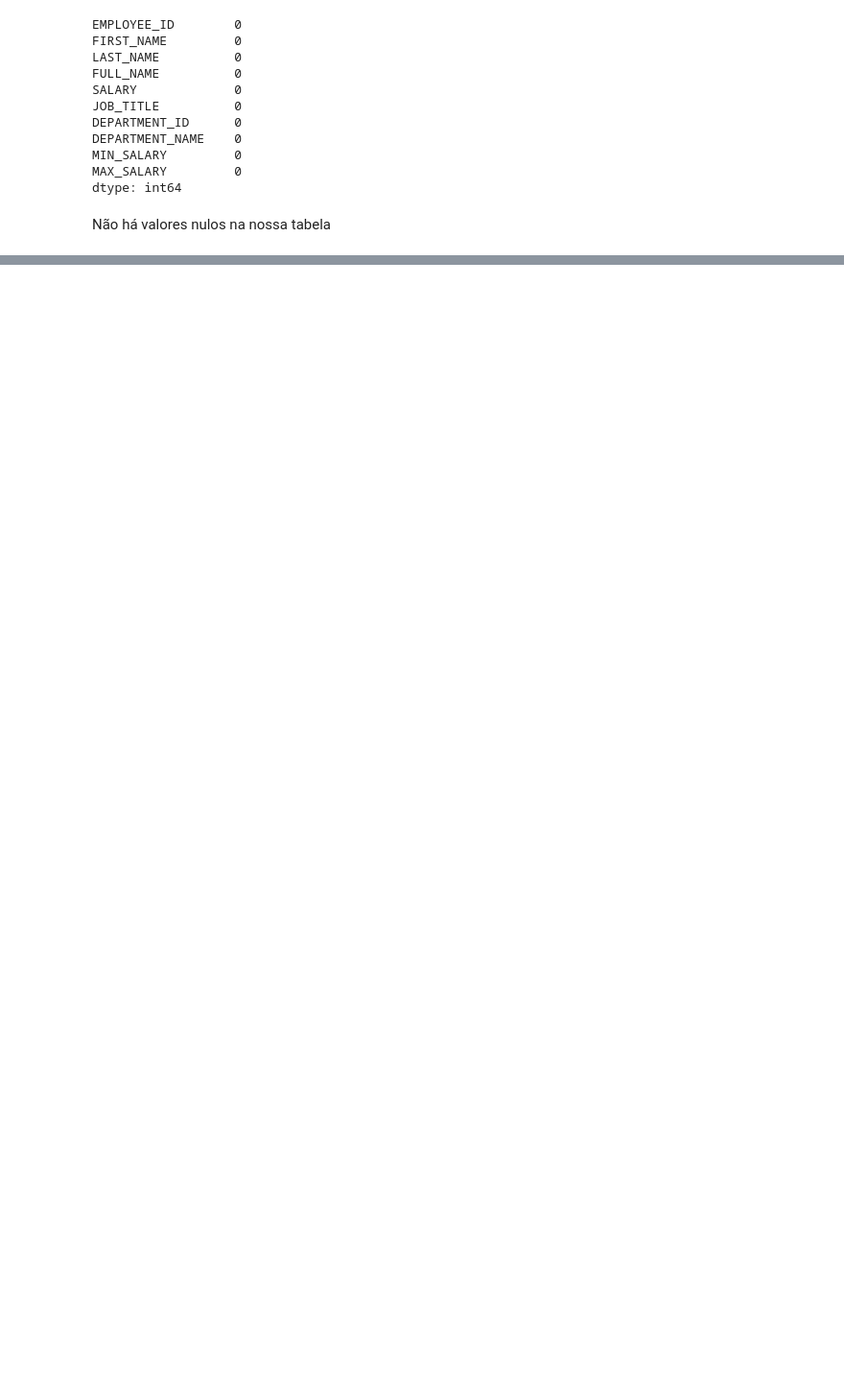
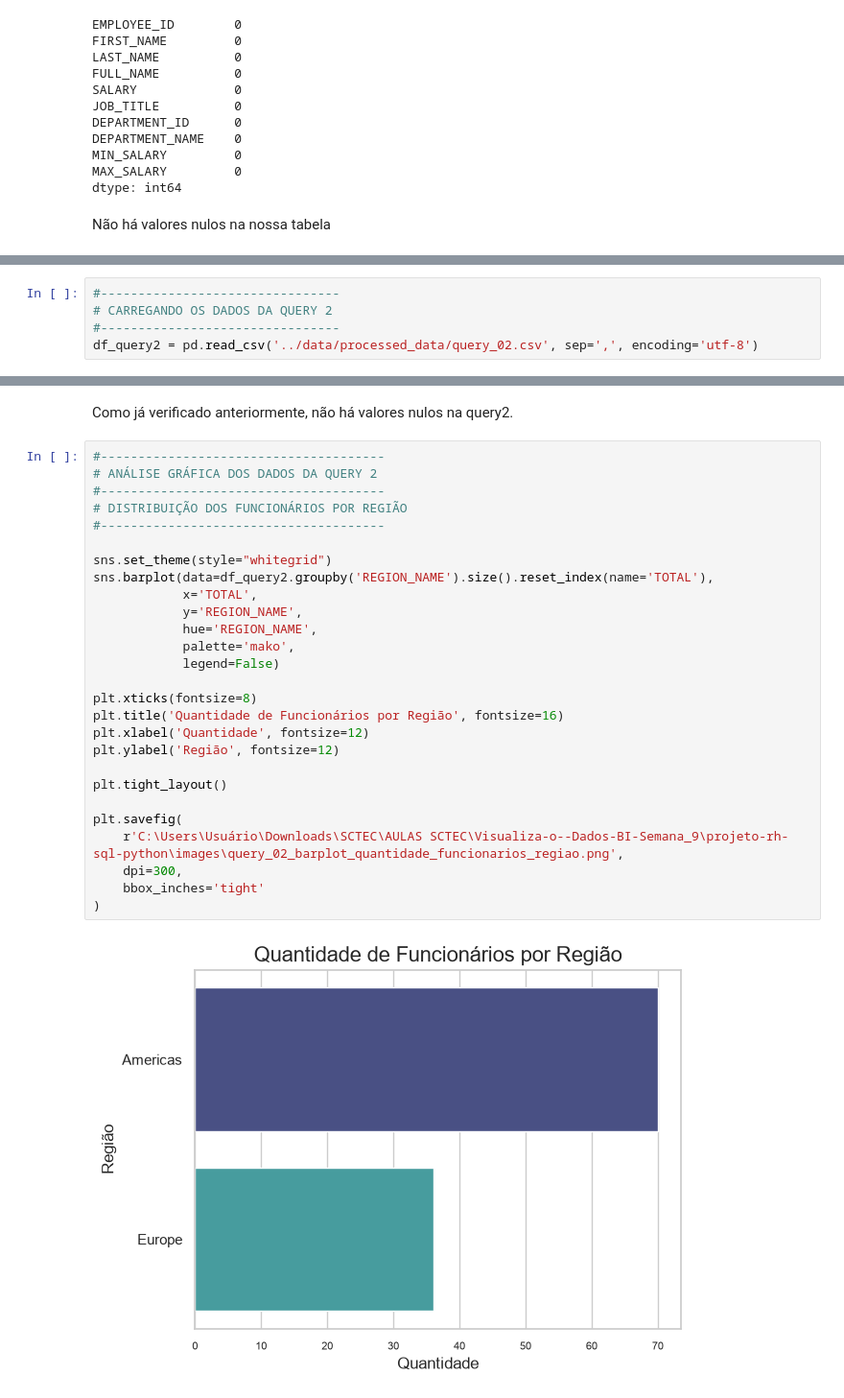
Before and after one commit to lourencolemos/projeto-rh-sql-python, a Jupyter notebook: notebooks/analise_rh.ipynb, the cells around one changed output, grey strips where cells are left out. Shown at 96% size. Saved outputs shown, nothing was run; the diff lists cells and outputs as text; blank space fills up the shorter version.

```diff
--- a/notebooks/analise_rh.ipynb
+++ b/notebooks/analise_rh.ipynb
@@ -183,0 +222,5 @@ plt.show()
+# %%
+#--------------------------------
+# CARREGANDO OS DADOS DA QUERY 2
+#--------------------------------
+df_query2 = pd.read_csv('../data/processed_data/query_02.csv', sep=',', encoding='utf-8')
@@ -183,0 +308,31 @@ plt.show()
+# %% [markdown]
+Como já verificado anteriormente, não há valores nulos na query2.
+# %%
+#--------------------------------------
+# ANÁLISE GRÁFICA DOS DADOS DA QUERY 2
+#--------------------------------------
+# DISTRIBUIÇÃO DOS FUNCIONÁRIOS POR REGIÃO
+#--------------------------------------
+
+sns.set_theme(style="whitegrid")
+sns.barplot(data=df_query2.groupby('REGION_NAME').size().reset_index(name='TOTAL'),
+            x='TOTAL',
+            y='REGION_NAME',
+            hue='REGION_NAME',
+            palette='mako',
+            legend=False)
+
+plt.xticks(fontsize=8)
+plt.title('Quantidade de Funcionários por Região', fontsize=16)
+plt.xlabel('Quantidade', fontsize=12)
+plt.ylabel('Região', fontsize=12)
+
+plt.tight_layout()
+
+plt.savefig(
+    r'C:\Users\Usuário\Downloads\SCTEC\AULAS SCTEC\Visualiza-o--Dados-BI-Semana_9\projeto-rh-sql-python\images\query_02_barplot_quantidade_funcionarios_regiao.png',
+    dpi=300,
+    bbox_inches='tight'
+)
+# %% [output]
+[figure, added]
```
Also changed, not shown: parts of 17 cells of this notebook, 8 other files.
